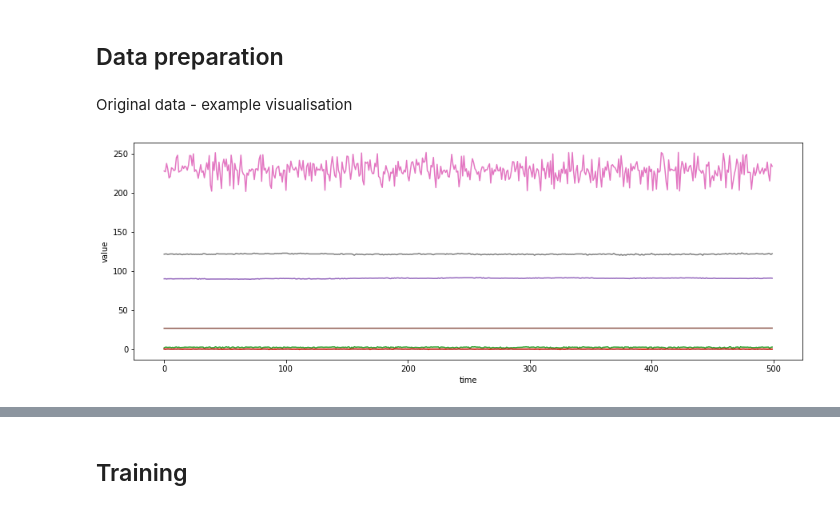
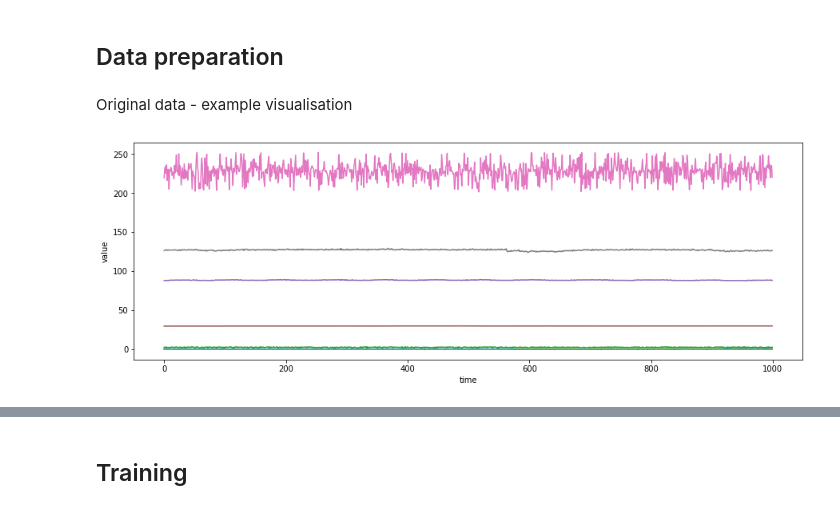
Before and after one commit to ivetasarfyova/TimeSeriesAnomalyDetectionAssignments, a Jupyter notebook: time_series_anomaly_detection/GAN-AD-SKAB.ipynb, the cells around one changed output, grey strips where cells are left out. Cells and saved outputs as stored; diff of their text form; code cells hidden in the pictures.

```diff
--- a/time_series_anomaly_detection/GAN-AD-SKAB.ipynb
+++ b/time_series_anomaly_detection/GAN-AD-SKAB.ipynb
@@ -24,14 +24,15 @@ https://github.com/waico/SKAB
 ## Data preparation
 # %%
 # single multivariate time series
-df_anomaly_free = pd.read_csv("../datasets/skab/anomaly-free/anomaly-free.csv", index_col='datetime', sep=';',parse_dates=True).reset_index(drop=True)
+dataset_name = "16.csv"
+df_original = pd.read_csv("../datasets/skab/other/" + dataset_name, index_col='datetime', sep=';',parse_dates=True).reset_index(drop=True)
 # %%
 display(Markdown('Original data - example visualisation'))
 plt.figure(figsize=(15,5))
 plt.xlabel('time')
 plt.ylabel('value')
-plt.plot(df_anomaly_free[:500])
+plt.plot(df_original[:1000])
 plt.show()
 # %% [output]
 Original data - example visualisation
-[figure, old version]
+[figure, new version]
```
Also changed, not shown: parts of 33 cells of this notebook, 2 other files.
